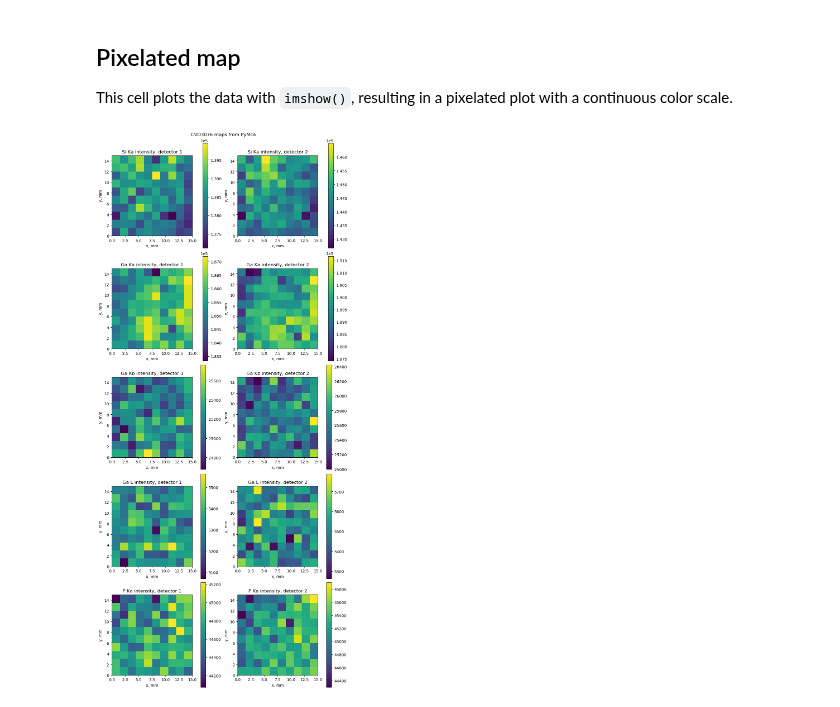
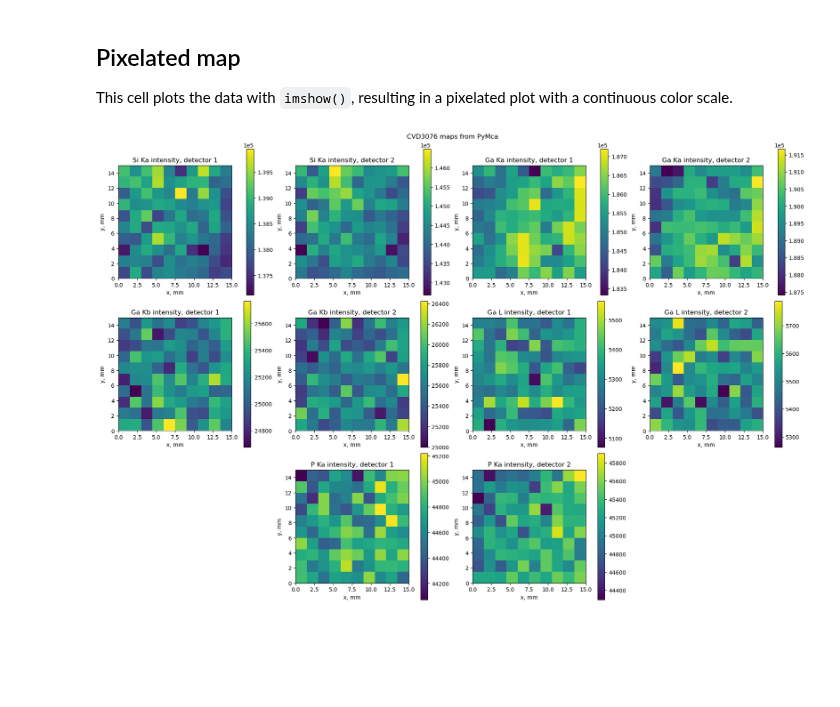
Before and after one commit to ELFREELAND/xrf-thickness-studies, a Jupyter notebook: batch_processor_pymca.ipynb, the cells around one changed output. Cells and saved outputs as stored; diff of their text form; code cells hidden in the pictures; blank space fills up the shorter version.

```diff
--- a/batch_processor_pymca.ipynb
+++ b/batch_processor_pymca.ipynb
@@ -372,44 +384,50 @@ This cell plots the data with `imshow()`, resulting in a pixelated plot with a c
 # %%
 c="viridis"
 
-fg, axs = plt.subplots(nrows=5, ncols=2, figsize=(9, 20), layout="constrained")
+fg, axs = plt.subplots(nrows=3, ncols=4, figsize=(18, 12), layout="constrained")
 
 def drawPix(a, dat, cm, title):
     """draw pixelated heatmap
     dat is array of data to draw
     a is axes on which to draw it
     cm is the color map to use
     title is the title to write
     """
     im_pointer = a.imshow(dat, extent = [0, grid_dim, 0, grid_dim], cmap = cm, origin = "lower")
     cb = plt.colorbar(im_pointer, ax=a)
     cb.formatter.set_powerlimits((-5,5))
     a.set_title(title)
     a.set_xlabel("x, mm")
     a.set_ylabel("y, mm")
 
 drawPix(axs[0][0], dat["Si_ka_d1"], c, "Si Ka intensity, detector 1")
 drawPix(axs[0][1], dat["Si_ka_d2"], c, "Si Ka intensity, detector 2")
 
-drawPix(axs[1][0], dat["Ga_ka_d1"], c, "Ga Ka intensity, detector 1")
-drawPix(axs[1][1], dat["Ga_ka_d2"], c, "Ga Ka intensity, detector 2")
+drawPix(axs[0][2], dat["Ga_ka_d1"], c, "Ga Ka intensity, detector 1")
+drawPix(axs[0][3], dat["Ga_ka_d2"], c, "Ga Ka intensity, detector 2")
 
-drawPix(axs[2][0], dat["Ga_kb_d1"], c, "Ga Kb intensity, detector 1")
-drawPix(axs[2][1], dat["Ga_kb_d2"], c, "Ga Kb intensity, detector 2")
+drawPix(axs[1][0], dat["Ga_kb_d1"], c, "Ga Kb intensity, detector 1")
+drawPix(axs[1][1], dat["Ga_kb_d2"], c, "Ga Kb intensity, detector 2")
 
-drawPix(axs[3][0], dat["Ga_l_d1"], c, "Ga L intensity, detector 1")
-drawPix(axs[3][1], dat["Ga_l_d2"], c, "Ga L intensity, detector 2")
+drawPix(axs[1][2], dat["Ga_l_d1"], c, "Ga L intensity, detector 1")
+drawPix(axs[1][3], dat["Ga_l_d2"], c, "Ga L intensity, detector 2")
 
-drawPix(axs[4][0], dat["P_ka_d1"], c, "P Ka intensity, detector 1")
-drawPix(axs[4][1], dat["P_ka_d2"], c, "P Ka intensity, detector 2")
+drawPix(axs[2][1], dat["P_ka_d1"], c, "P Ka intensity, detector 1")
+drawPix(axs[2][2], dat["P_ka_d2"], c, "P Ka intensity, detector 2")
+
+axs[2][0].set_axis_off()
+axs[2][0].set_frame_on(False)
+
+axs[2][3].set_axis_off()
+axs[2][3].set_frame_on(False)
 
 fg.suptitle(sample_name + " maps from " + source)
 
 plt.savefig("./" + path_label + "_map/results_out/" + path_label + "_intensity_pixel_map_" + source + ".png",
             dpi="figure",
             format="png")
 
 #for contourf(), [0][0] is displayed in the bottom left, [0][9] is in the bottom right
 #for imshow(), [0][0] is displayed in the top left, [0][9] is in the top right
 # %% [output]
-[figure, old version]
+[figure, new version]
```
Also changed, not shown: parts of 2 cells of this notebook, 3 other files.
